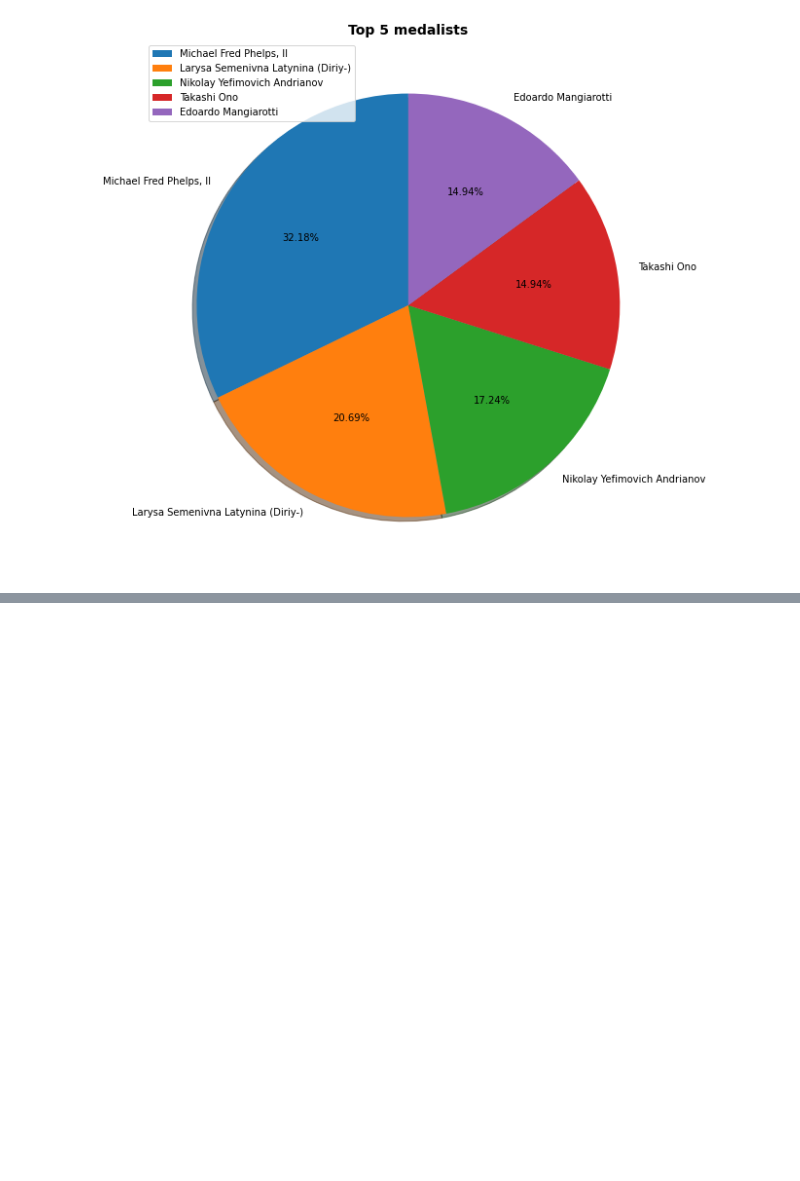
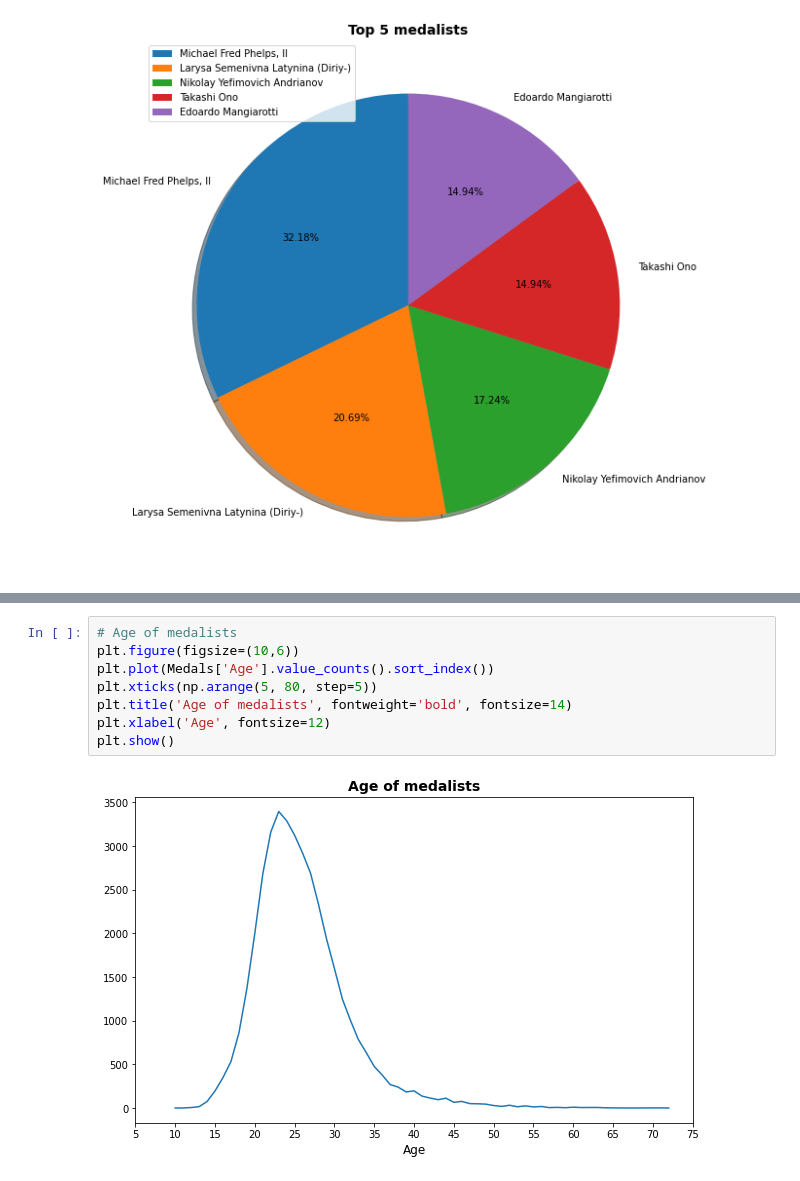
Before and after one commit to MaH1996SdN/Olympic_Games, a Jupyter notebook: Programming_Project_Olympic.ipynb, the cells around one changed output, grey strips where cells are left out. Saved outputs shown, nothing was run; the diff lists cells and outputs as text; blank space fills up the shorter version.

```diff
--- a/Programming_Project_Olympic.ipynb
+++ b/Programming_Project_Olympic.ipynb
@@ -745,0 +768,10 @@ plt.show()
+# %%
+# Age of medalists
+plt.figure(figsize=(10,6))
+plt.plot(Medals['Age'].value_counts().sort_index())
+plt.xticks(np.arange(5, 80, step=5))
+plt.title('Age of medalists', fontweight='bold', fontsize=14)
+plt.xlabel('Age', fontsize=12)
+plt.show()
+# %% [output]
+[figure, added]
```
Also changed, not shown: parts of 4 cells of this notebook.
